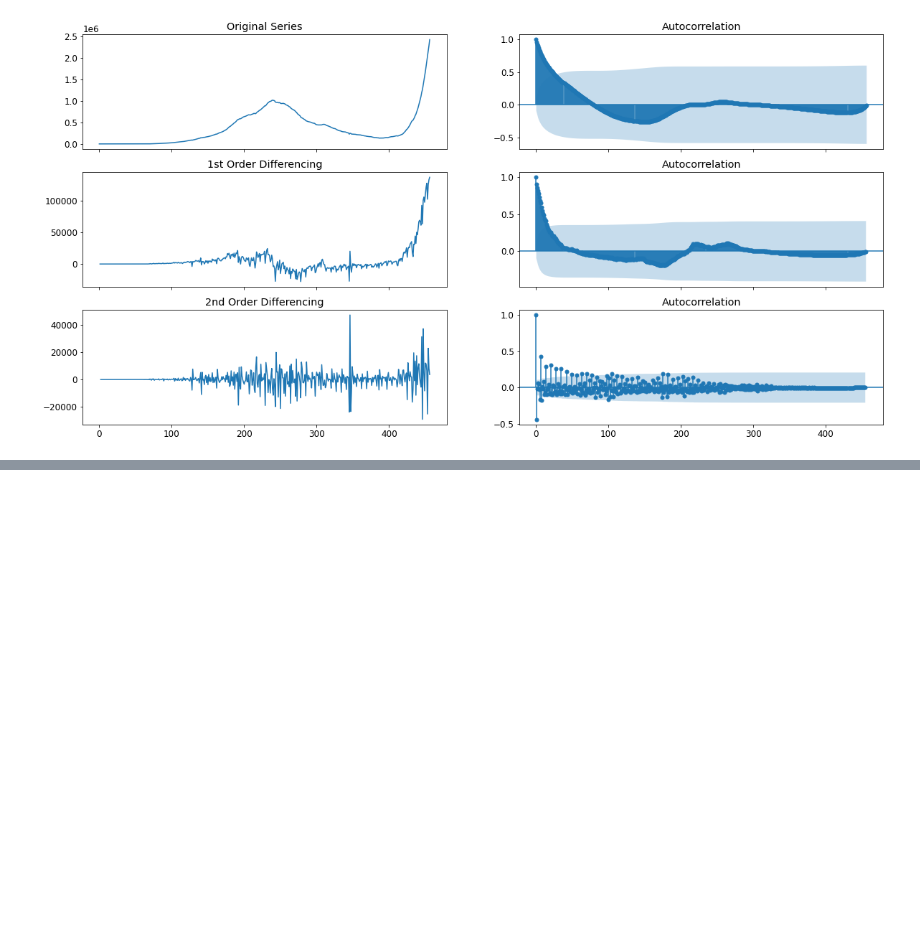
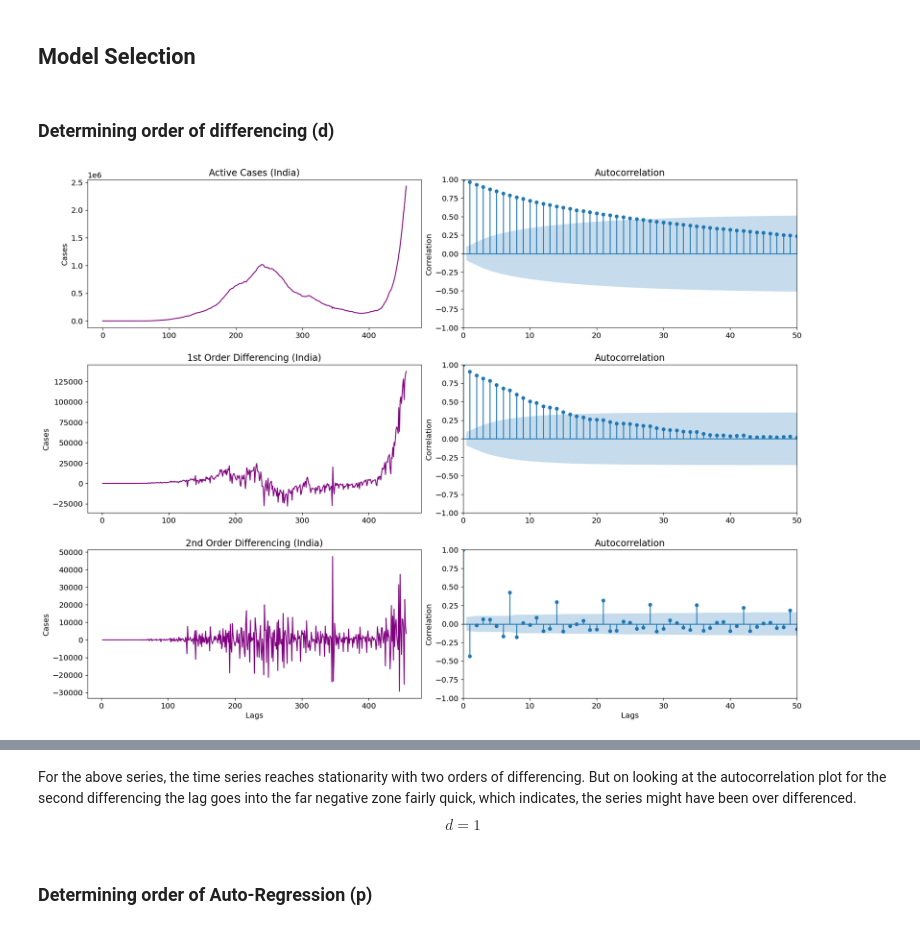
Before and after one commit to bharathvariar/Time-Forecasting-with-ARIMA-and-Neural-Networks, a Jupyter notebook: Deep Learning Project.ipynb, the cells around one changed output, grey strips where cells are left out. Saved outputs shown, nothing was run; the diff lists cells and outputs as text; code cells hidden in the pictures; blank space fills up the shorter version.

Commit message:
p, d and q determined using auto-correlation plots

```diff
--- a/Deep Learning Project.ipynb
+++ b/Deep Learning Project.ipynb
@@ -31,7 +56,13 @@ def preprocess(df):
 # %%
-confirmed_df = pd.read_csv("./csse_covid_19_time_series/time_series_covid19_confirmed_global.csv")
+confirmed_df = pd.read_csv(
+    "./csse_covid_19_time_series/time_series_covid19_confirmed_global.csv"
+)
 confirmed_df = preprocess(confirmed_df)
-deaths_df = pd.read_csv("./csse_covid_19_time_series/time_series_covid19_deaths_global.csv")
+deaths_df = pd.read_csv(
+    "./csse_covid_19_time_series/time_series_covid19_deaths_global.csv"
+)
 deaths_df = preprocess(deaths_df)
-recovered_df = pd.read_csv("./csse_covid_19_time_series/time_series_covid19_recovered_global.csv")
+recovered_df = pd.read_csv(
+    "./csse_covid_19_time_series/time_series_covid19_recovered_global.csv"
+)
 recovered_df = preprocess(recovered_df)
@@ -56,29 +103,37 @@ arr = active_train['India'].to_numpy()
+# %% [markdown]
+## Model Selection
+# %% [markdown]
+### Determining order of differencing (d)
 # %%
 # Original Series
-from datetime import date
-from statsmodels.graphics.tsaplots import plot_acf, plot_pacf
-df = pd.DataFrame(arr)
-#df = confirmed_df['India']#, 'Germany', 'Spain', 'United Kingdom', 'France', 'India', 'Iran', 'Italy', 'Russia', 'Turkey']
+country = "India"
+df = pd.DataFrame(active_train[country].to_numpy())
+# df = confirmed_df['India'] #, 'Germany', 'Spain', 'United Kingdom', 'France', 'India', 'Iran', 'Italy', 'Russia', 'Turkey']
 
-fig, axes = plt.subplots(3, 2, sharex=True)
-axes[0, 0].plot(df)
-axes[0, 0].set_title('Original Series')
+fig, axes = plt.subplots(3, 2, figsize=(20, 15))
+fig.subplots_adjust(hspace=0.250, wspace=0.125)
+axes[0, 0].plot(df, "purple")
+axes[0, 0].set(title=f"Active Cases ({country})", ylabel="Cases")
 plot_acf(df, ax=axes[0, 1], lags=df.shape[0] - 1)
-#plot_acf(df.squeeze(), lags=100, ax = axes[0, 1])
+axes[0, 1].set(ylabel="Correlation", xlim=(0, 50))
 
 # 1st Differencing
-axes[1, 0].plot(df.diff())
-axes[1, 0].set_title('1st Order Differencing')
+axes[1, 0].plot(df.diff(), "purple")
+axes[1, 0].set(title=f"1st Order Differencing ({country})", ylabel="Cases")
 plot_acf(df.diff().dropna(), ax=axes[1, 1], lags=df.shape[0] - 2)
-#plot_acf(df.diff().squeeze(), lags=1000, ax = axes[1, 1])
+axes[1, 1].set(ylabel="Correlation", xlim=(0, 50))
 
 
 # 2nd Differencing
-axes[2, 0].plot(df.diff().diff())
-axes[2, 0].set_title('2nd Order Differencing')
+axes[2, 0].plot(df.diff().diff(), "purple")
+axes[2, 0].set(
+    xlabel="Lags", ylabel="Cases", title=f"2nd Order Differencing ({country})"
+)
+axes[2, 1].set_xlabel("Lags")
 plot_acf(df.diff().diff().dropna(), ax=axes[2, 1], lags=df.shape[0] - 3)
-#plot_acf(df.diff().diff().squeeze(), lags=40, ax = axes[2, 1])
+axes[2, 1].set(ylabel="Correlation", xlim=(0, 50))
 
+fig.savefig("Graphs/1.acf_plots.jpg")
 plt.show()
 # %% [output]
-[figure, old version]
+[figure, new version]
@@ -85 +141,6 @@ plt.show()
+# %% [markdown]
+For the above series, the time series reaches stationarity with two orders of differencing. But on looking at the autocorrelation plot for the second differencing the lag goes into the far negative zone fairly quick, which indicates, the series might have been over differenced.
+$$d = 1 $$
+# %% [markdown]
+### Determining order of Auto-Regression (p)
 # %%
```
Also changed, not shown: parts of 22 cells of this notebook, 4 other files.
